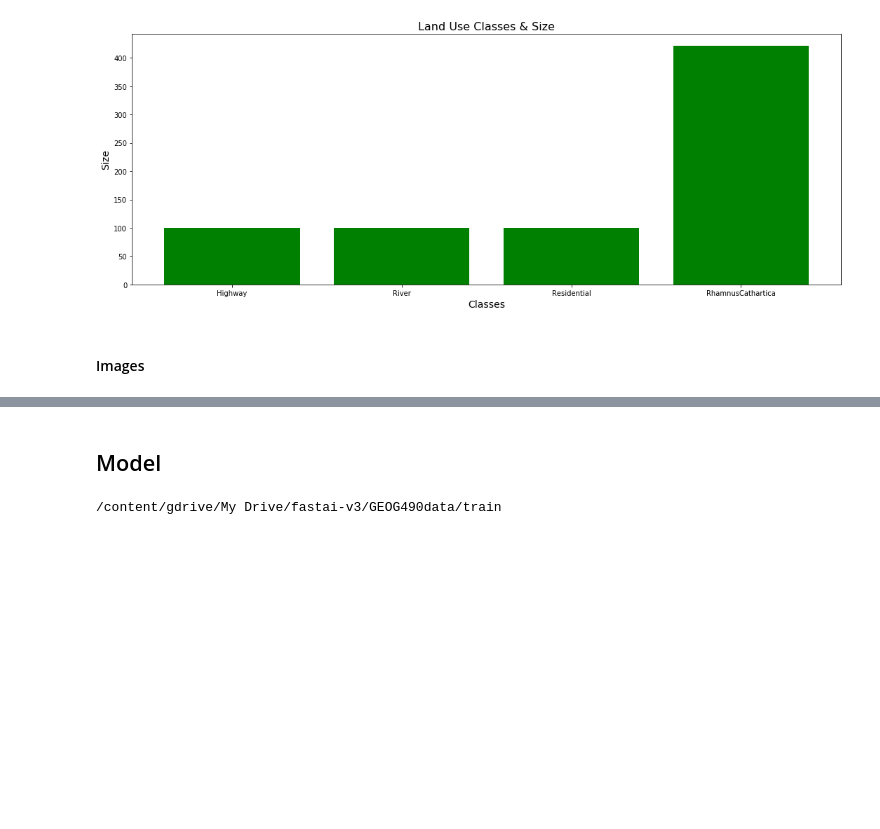
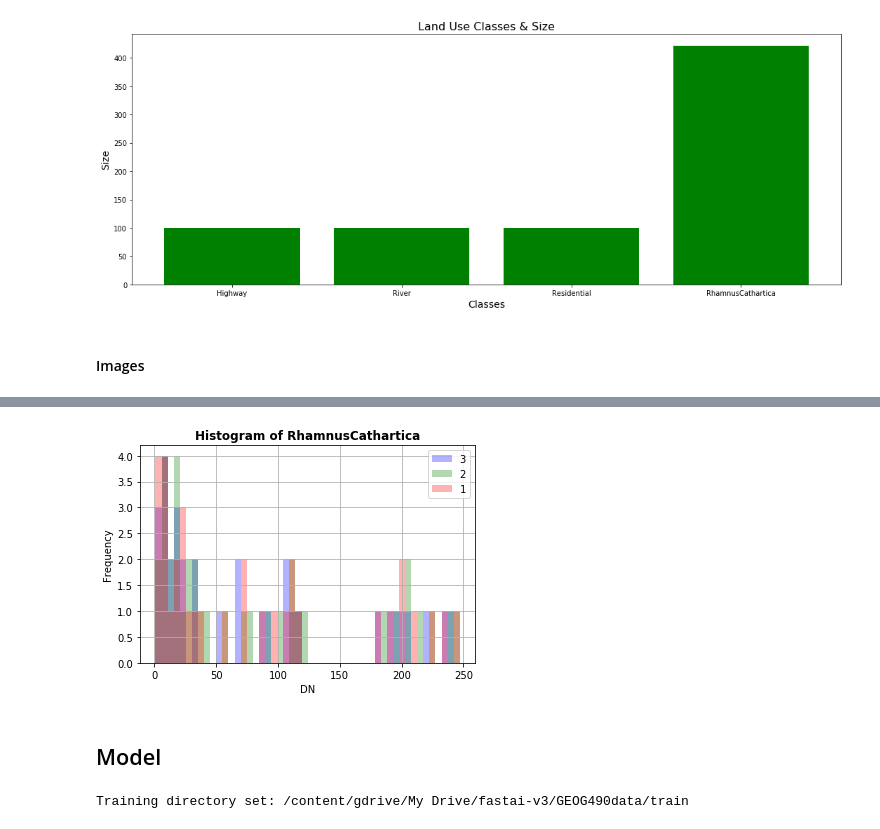
Before and after one commit to Pinili/Deep-Learning-for-Satellite-Imagery, a Jupyter notebook: main.ipynb, the cells around one changed output, grey strips where cells are left out. Saved outputs shown, nothing was run; the diff lists cells and outputs as text; code cells hidden in the pictures; blank space fills up the shorter version.

```diff
--- a/main.ipynb
+++ b/main.ipynb
@@ -258,45 +235,26 @@ plt.savefig(PATH/'class_sampleimg.jpg')
 # %%
 from rasterio.plot import show_hist
 
 
-show_hist(rasterio.open(files[0]), bins=50, lw=0.0, stacked=False, alpha=0.3, histtype='stepfilled', title="Histogram of " + classes[0])
+show_hist(rasterio.open(files[3]), bins=50, lw=0.0, stacked=False, alpha=0.3, histtype='stepfilled', title="Histogram of " + classes[3])
+# %% [output]
+[figure, added]
 # %% [markdown]
 ## Model
-# %%
-#size of images
-sz = 224
-#architecture of machine learning used
-arch=models.resnet50
-
-train_in = str(PATH/"train")
-print(train_in)
-
-
-#il = ImageList.from_folder(PATH, convert_mode='L')
-#sd = il.split_by_folder(train='train', valid='valid')
-#sd = il.split_none()
-#sd
-#ll = sd.label_from_folder()
-#ll
-
-#data = ImageDataBunch.from_folder(train_in,
-#                                  train = 'train',
-#                                  valid = 'valid',
-#                                  size = 24)
-
-
-
-tfms = get_transforms(do_flip=False)
-data = (ImageList.from_folder(train_in)
-        .split_by_rand_pct()
-        .label_from_folder()
-        .transform(tfms, size=224)
-        .databunch())
-
-#tfms = get_transforms(do_flip=False)
-#data = ImageDataBunch.from_folder(train_in, ds_tfms=tfms, size=24)
-# %% [output]
-/content/gdrive/My Drive/fastai-v3/GEOG490data/train
+# %%
+#loading data into our model
+train_in = str(PATH/"train")
+print("Training directory set: " + train_in)
+
+
+tfms = get_transforms(do_flip=False)
+data = (ImageList.from_folder(train_in)
+        .split_by_rand_pct()
+        .label_from_folder()
+        .transform(tfms, size=128)
+        .databunch())
+# %% [output]
+Training directory set: /content/gdrive/My Drive/fastai-v3/GEOG490data/train
 # %%
 learn = cnn_learner(data, models.resnet50, metrics=error_rate)
 # %%
```
Also changed, not shown: parts of 39 cells of this notebook.
